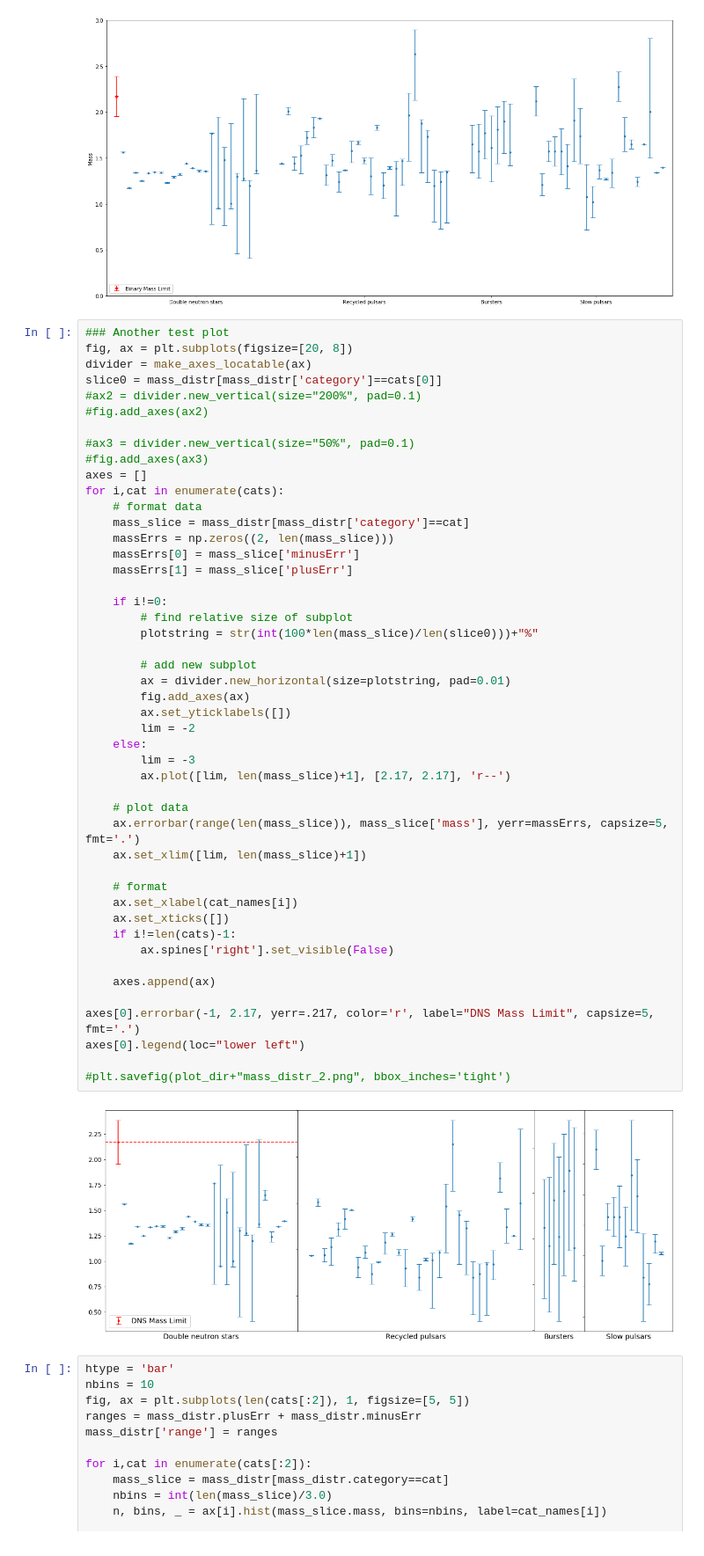
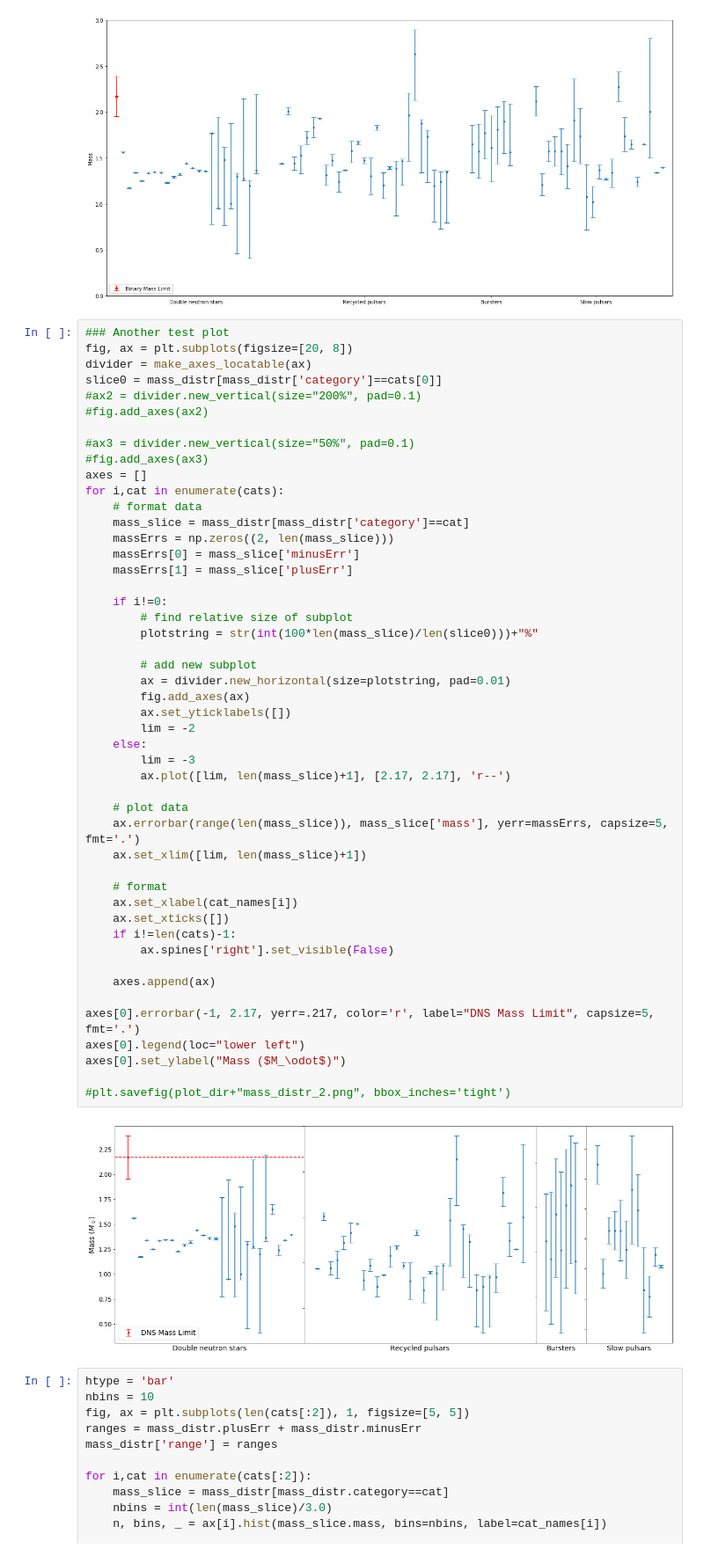
Before and after one commit to eramey16/stars_project, a Jupyter notebook: emily_nb.ipynb, the cells around one changed output. Shown at 88% size. Drawn from its saved outputs; the diff is of its cells as text.

Commit message:
updated plot

```diff
--- a/emily_nb.ipynb
+++ b/emily_nb.ipynb
@@ -88,34 +88,35 @@ for i,cat in enumerate(cats):
     if i!=0:
         # find relative size of subplot
         plotstring = str(int(100*len(mass_slice)/len(slice0)))+"%"
 
         # add new subplot
         ax = divider.new_horizontal(size=plotstring, pad=0.01)
         fig.add_axes(ax)
         ax.set_yticklabels([])
         lim = -2
     else:
         lim = -3
         ax.plot([lim, len(mass_slice)+1], [2.17, 2.17], 'r--')
 
     # plot data
     ax.errorbar(range(len(mass_slice)), mass_slice['mass'], yerr=massErrs, capsize=5, fmt='.')
     ax.set_xlim([lim, len(mass_slice)+1])
 
     # format
     ax.set_xlabel(cat_names[i])
     ax.set_xticks([])
     if i!=len(cats)-1:
         ax.spines['right'].set_visible(False)
 
     axes.append(ax)
 
 axes[0].errorbar(-1, 2.17, yerr=.217, color='r', label="DNS Mass Limit", capsize=5, fmt='.')
 axes[0].legend(loc="lower left")
+axes[0].set_ylabel("Mass ($M_\odot$)")
 
 #plt.savefig(plot_dir+"mass_distr_2.png", bbox_inches='tight')
 # %% [output]
-[figure, old version]
+[figure, new version]
 # %%
 htype = 'bar'
 nbins = 10
```
Also changed, not shown: 1 other file.
